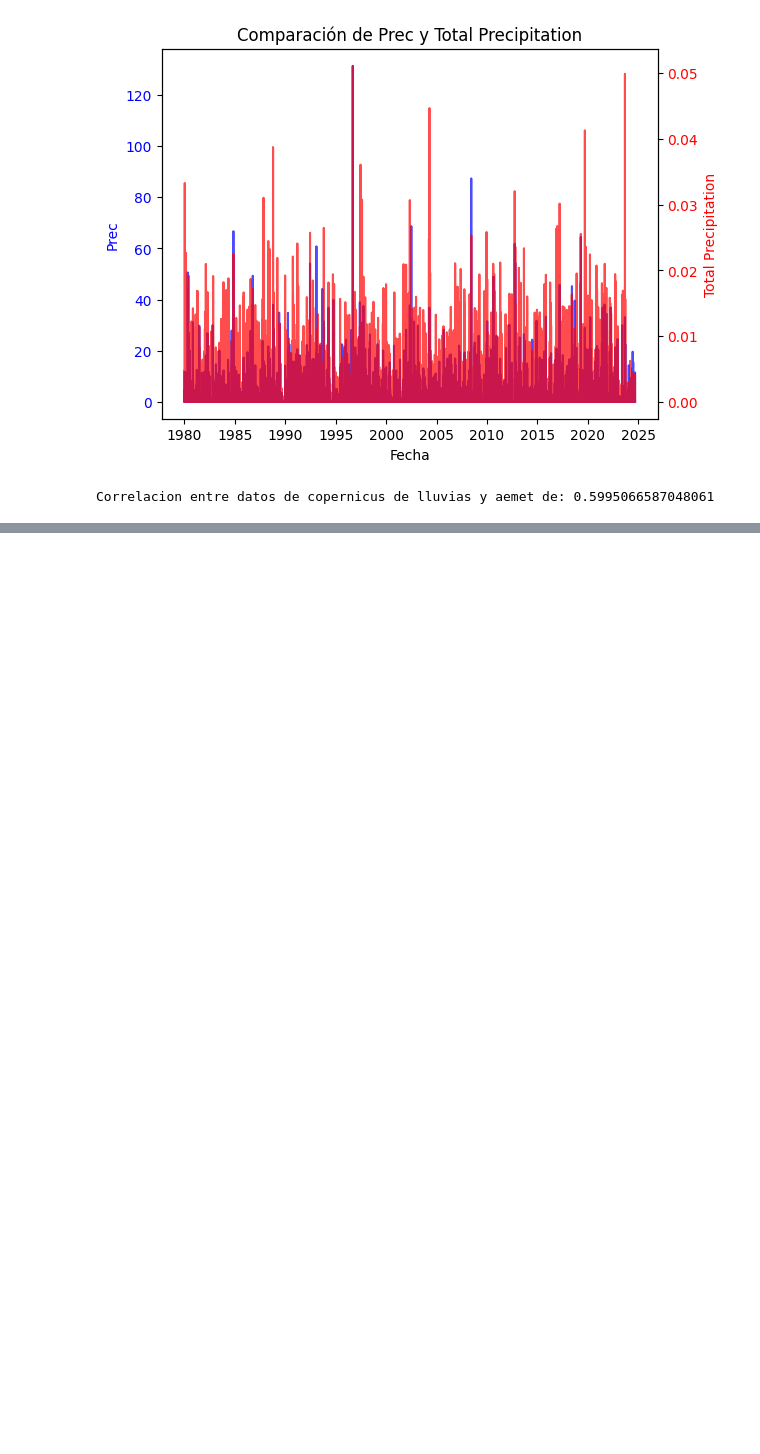
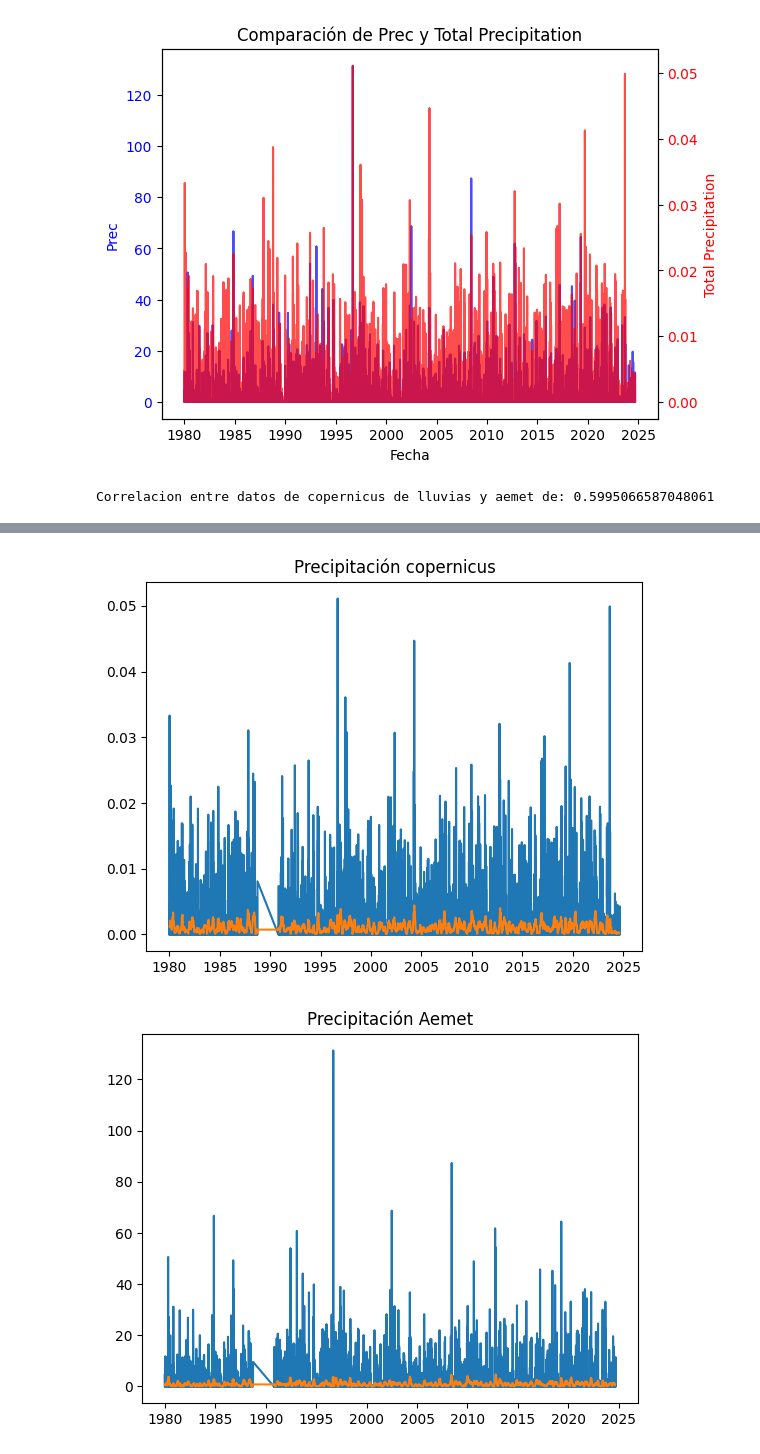
Before and after one commit to delatorre96/Water-Prediction, a Jupyter notebook: Análisis pixel.ipynb, the cells around one changed output, grey strips where cells are left out. Drawn from its saved outputs; the diff is of its cells as text; code cells hidden in the pictures; blank space fills up the shorter version.

```diff
--- a/Análisis pixel.ipynb
+++ b/Análisis pixel.ipynb
@@ -265,7 +267,7 @@ df_c['soil_water'] = df_c['soil_water']/1e+6 #pasar a hectómetros cúbicos que
 # %%
-df = pd.merge(df_c, df_aemet, on = 'date', how = 'inner')
+df_x = pd.merge(df_c, df_aemet, on = 'date', how = 'inner')
 # %%
-df.set_index('date', inplace =True)
+df_x.set_index('date', inplace =True)
 # %%
 # Crear la figura y el primer eje
 fig, ax1 = plt.subplots()
@@ -317,0 +625,31 @@ plt.show()
+# %%
+from statsmodels.tsa.seasonal import seasonal_decompose
+
+prec_cop = seasonal_decompose(df['total_precipitation'], model='additive', period=50)  # Ajustar 'period' según tus datos
+prec_aemet = seasonal_decompose(df['prec'], model='additive', period=50)  # Ajustar 'period' según tus datos
+prec_agua = seasonal_decompose(df['quantity_hm3'], model='additive', period=50)  # Ajustar 'period' según tus datos
+df['trend_prec_cop'] = prec_cop.trend
+df['trend_prec_aemet'] = prec_aemet.trend
+df['trend_prec_agua'] = prec_agua.trend
+
+df['seas_prec_cop'] = prec_cop.seasonal
+df['seas_prec_aemet'] = prec_aemet.seasonal
+df['seas_prec_agua'] = prec_agua.seasonal
+# %%
+plt.plot(df['total_precipitation'])
+plt.plot(df['trend_prec_cop'])
+plt.title('Precipitación copernicus')
+plt.show()
+
+plt.plot(df['prec'])
+plt.plot(df['trend_prec_aemet'])
+plt.title('Precipitación Aemet')
+plt.show()
+
+plt.plot(df['quantity_hm3'])
+plt.plot(df['trend_prec_agua'])
+plt.title('Cantidad agua en ríos')
+plt.show()
+# %% [output]
+[figure, added]
+[figure, added]
```
Also changed, not shown: parts of 33 cells of this notebook.
